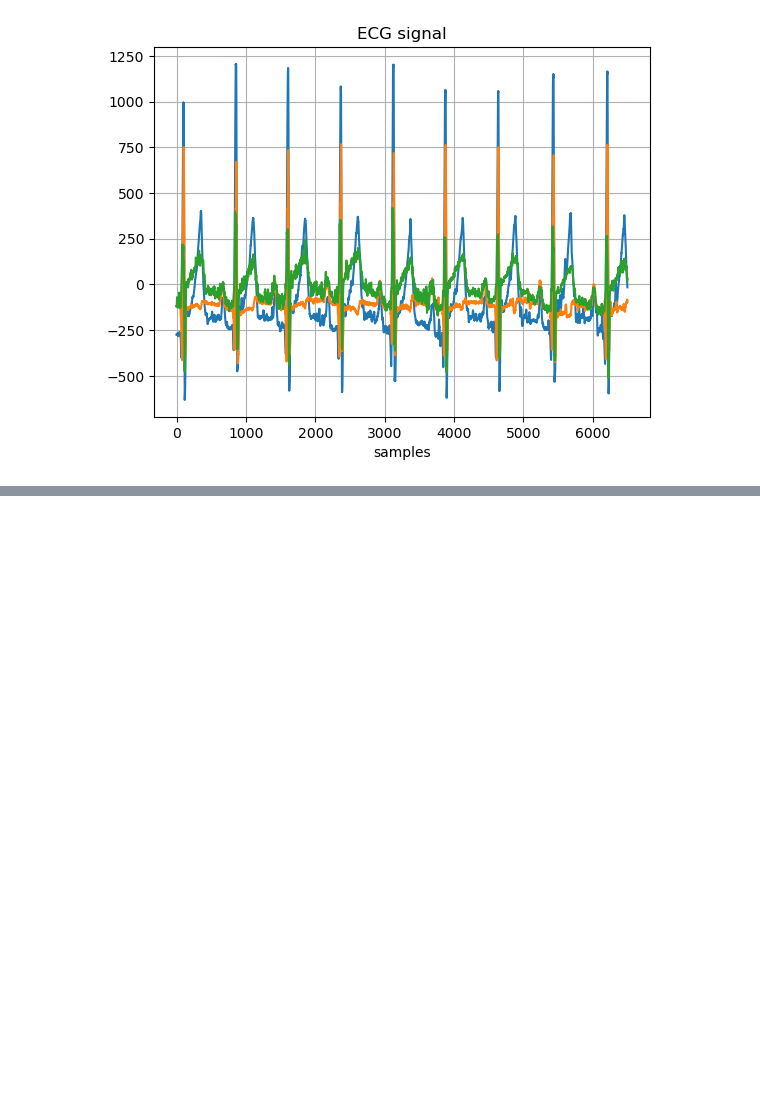
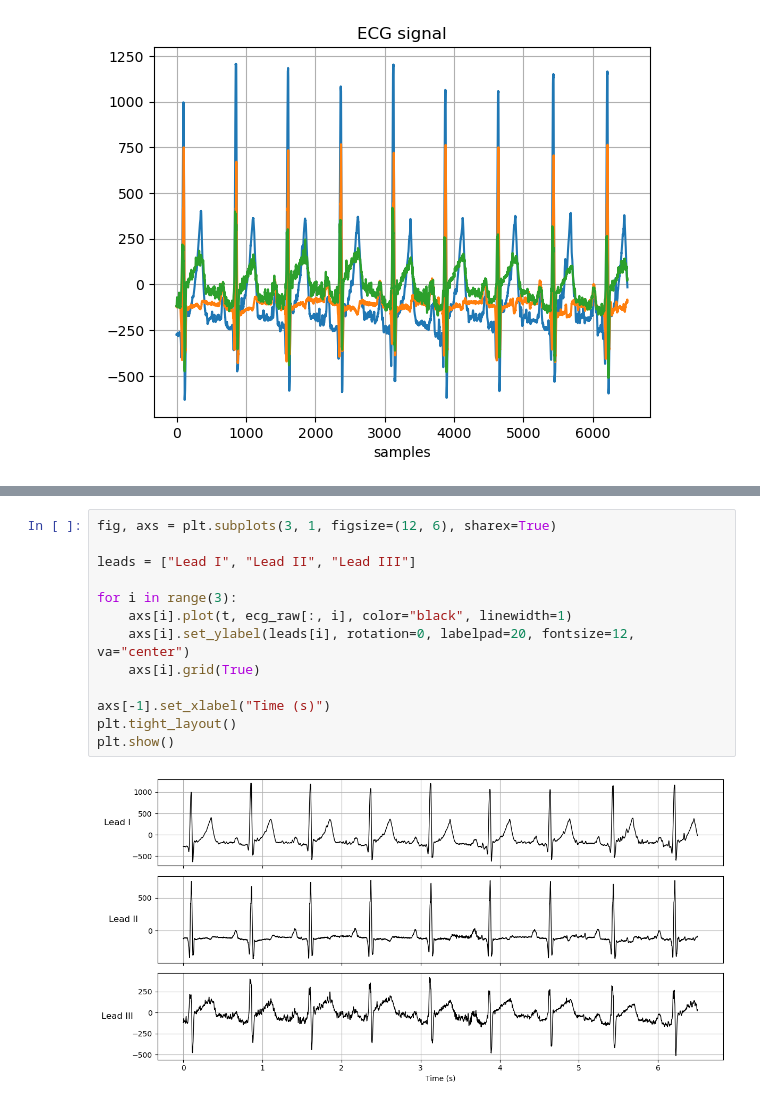
Before and after one commit to Anais-rgn/Series01-python-git, a Jupyter notebook: Series01.ipynb, the cells around one changed output, grey strips where cells are left out. Drawn from its saved outputs; the diff is of its cells as text; blank space fills up the shorter version.

```diff
--- a/Series01.ipynb
+++ b/Series01.ipynb
@@ -37,0 +103,15 @@ plt.show()
+# %%
+fig, axs = plt.subplots(3, 1, figsize=(12, 6), sharex=True)
+
+leads = ["Lead I", "Lead II", "Lead III"]
+
+for i in range(3):
+    axs[i].plot(t, ecg_raw[:, i], color="black", linewidth=1)
+    axs[i].set_ylabel(leads[i], rotation=0, labelpad=20, fontsize=12, va="center")
+    axs[i].grid(True)
+
+axs[-1].set_xlabel("Time (s)")
+plt.tight_layout()
+plt.show()
+# %% [output]
+[figure, added]
```
Also changed, not shown: parts of 3 cells of this notebook.
